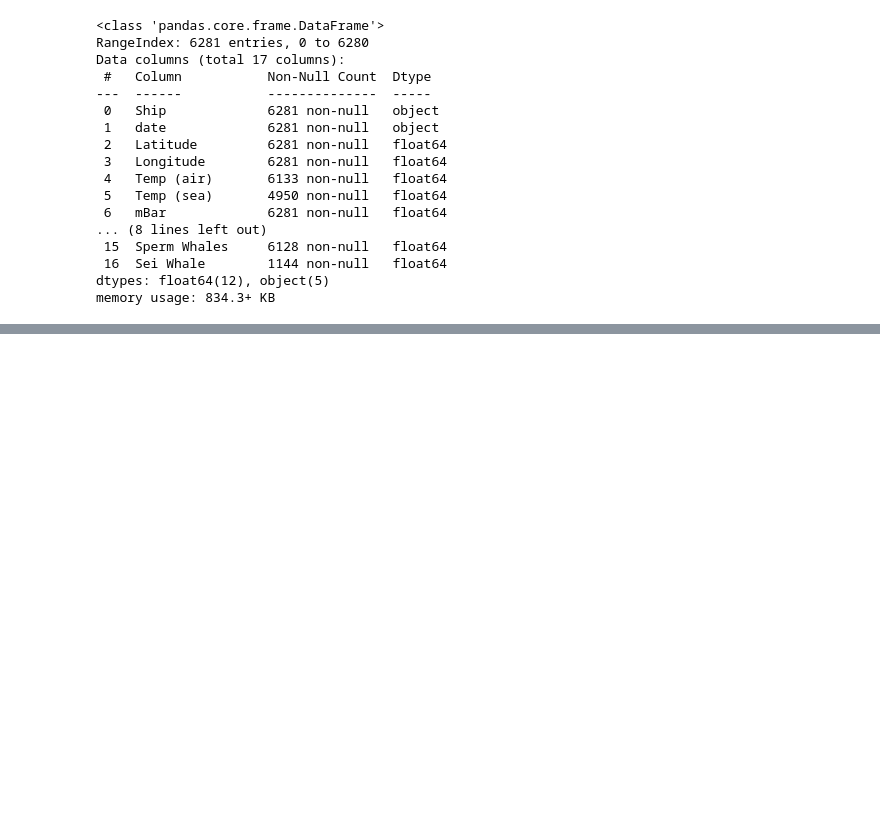
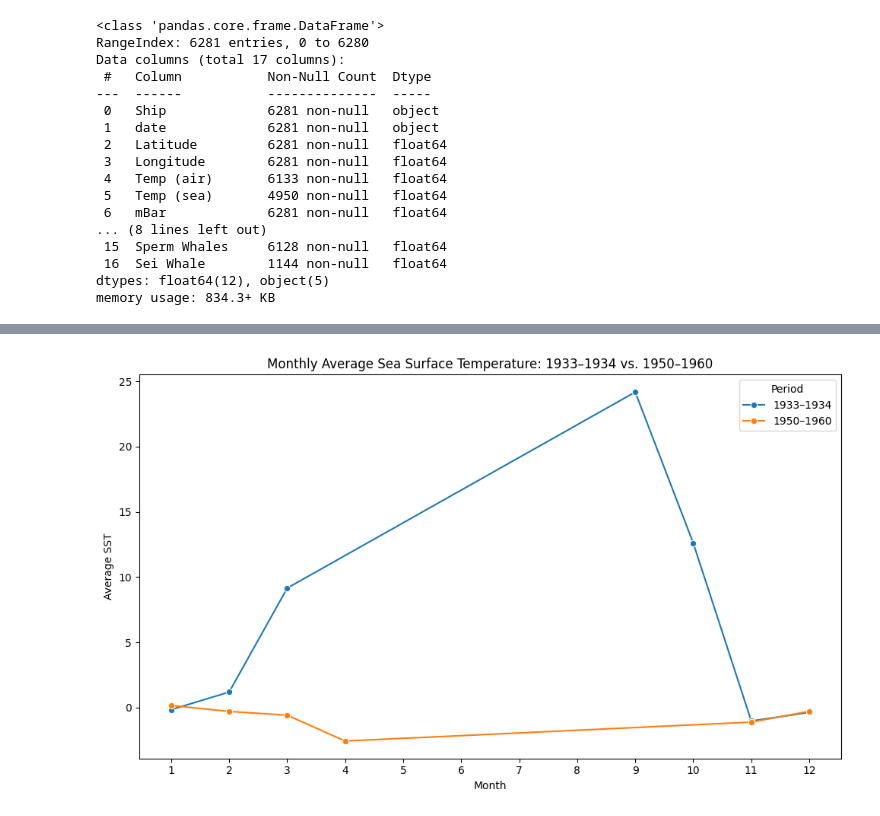
Before and after one commit to wandang2002/CDS-301, a Jupyter notebook: draft1.ipynb, the cells around one changed output, grey strips where cells are left out. Drawn from its saved outputs; the diff is of its cells as text; code cells hidden in the pictures; blank space fills up the shorter version.

```diff
--- a/draft1.ipynb
+++ b/draft1.ipynb
@@ -82,0 +133,41 @@ fig.show()
+# %%
+import pandas as pd
+
+# Subset for 1933–1934
+df_1933_1934 = climate_df[(climate_df['date'] >= '1933-01-01') & (climate_df['date'] <= '1934-12-31')].copy()
+
+# Subset for 1950–1960
+df_1950_1960 = climate_df[(climate_df['date'] >= '1950-01-01') & (climate_df['date'] <= '1960-12-31')].copy()
+# %%
+df_1933_1934['month'] = df_1933_1934['date'].dt.month
+df_1950_1960['month'] = df_1950_1960['date'].dt.month
+# %%
+monthly_1933_1934 = (
+    df_1933_1934
+    .groupby('month', as_index=False)['SST']
+    .mean()
+)
+monthly_1933_1934['period'] = '1933–1934'  # Label this period
+
+monthly_1950_1960 = (
+    df_1950_1960
+    .groupby('month', as_index=False)['SST']
+    .mean()
+)
+monthly_1950_1960['period'] = '1950–1960'  # Label this period
+# %%
+# Concatenate into a single DataFrame
+monthly_both = pd.concat([monthly_1933_1934, monthly_1950_1960])
+
+# Plot as a line plot, with month on x-axis and a separate line per period
+plt.figure(figsize=(10, 6))
+sns.lineplot(data=monthly_both, x='month', y='SST', hue='period', marker='o')
+plt.xticks(range(1, 13))  # Ensure x ticks go from 1 to 12
+plt.xlabel('Month')
+plt.ylabel('Average SST')
+plt.title('Monthly Average Sea Surface Temperature: 1933–1934 vs. 1950–1960')
+plt.legend(title='Period')
+plt.tight_layout()
+plt.show()
+# %% [output]
+[figure, added]
```
Also changed, not shown: parts of 11 cells of this notebook, 11 other files.
